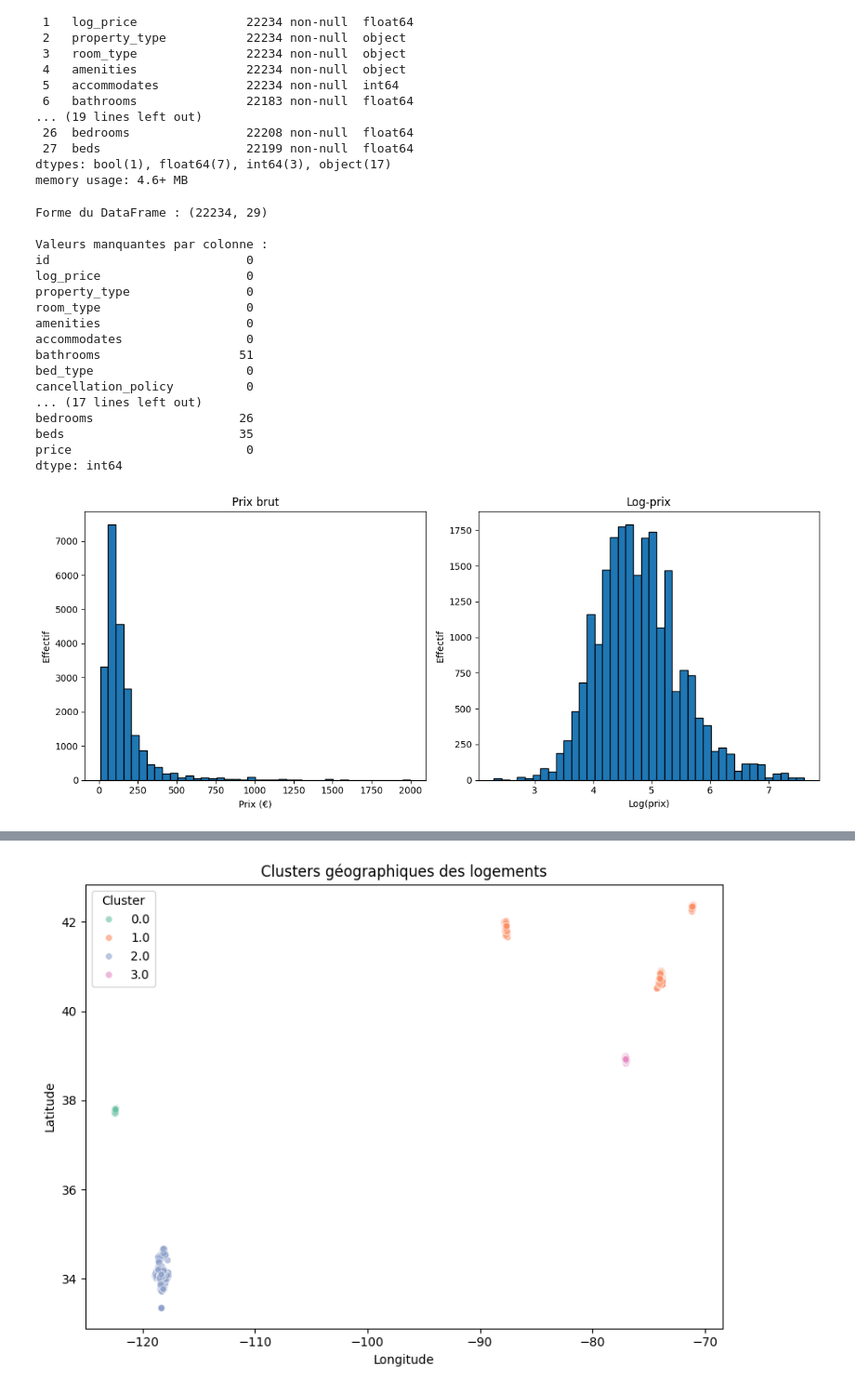
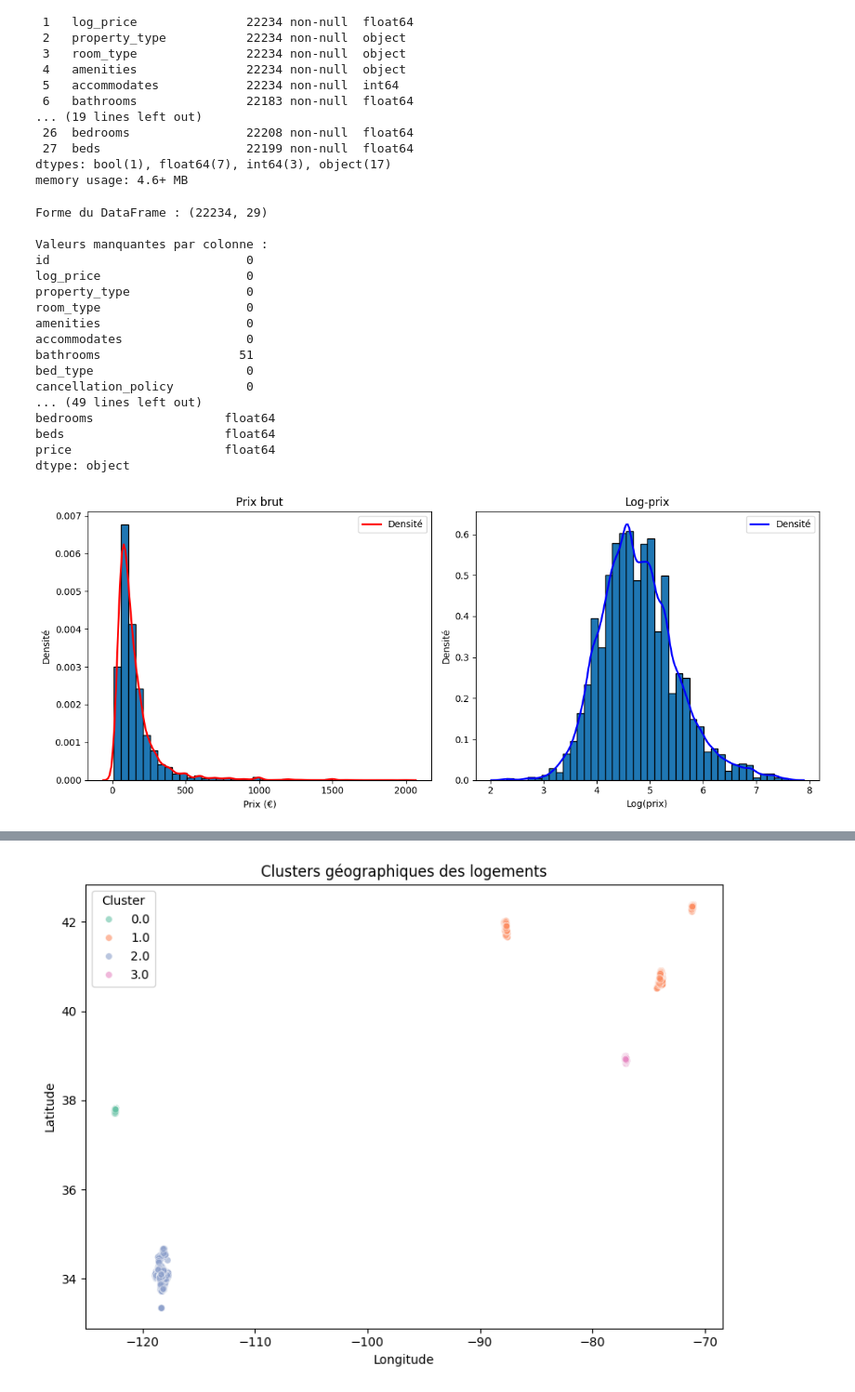
Before and after one commit to aure2004/Projet-Analyse-de-Donee, a Jupyter notebook: test_final.ipynb, the cells around one changed output, grey strips where cells are left out. Shown at 93% size. Drawn from its saved outputs; the diff is of its cells as text; code cells hidden in the pictures.

```diff
--- a/test_final.ipynb
+++ b/test_final.ipynb
@@ -41,6 +61,8 @@ else:
 print(f"Forme du DataFrame : {data.shape}")
 print("\nValeurs manquantes par colonne :")
 print(data.isnull().sum())
+print("\nTypes de données :")
+print(data.dtypes)
 # %% [output]
 Forme du DataFrame : (22234, 29)
 
@@ -54,27 +76,31 @@ accommodates                 0
 bathrooms                   51
 bed_type                     0
 cancellation_policy          0
-... (17 lines left out)
-bedrooms                    26
-beds                        35
-price                        0
-dtype: int64
+... (49 lines left out)
+bedrooms                  float64
+beds                      float64
+price                     float64
+dtype: object
 # %%
 plt.figure(figsize=(12,5))
 
 plt.subplot(1,2,1)
-plt.hist(data['price'].dropna(), bins=40, edgecolor='black')
+plt.hist(data['price'].dropna(), bins=40, density=True, edgecolor='black')
+sns.kdeplot(data['price'].dropna(), color='red', lw=2, label='Densité')
 plt.title('Prix brut')
 plt.xlabel('Prix (€)')
-plt.ylabel('Effectif')
+plt.ylabel('Densité')
+plt.legend()
 
 plt.subplot(1,2,2)
-plt.hist(data['log_price'].dropna(), bins=40, edgecolor='black')
+plt.hist(data['log_price'].dropna(), bins=40, density=True, edgecolor='black')
+sns.kdeplot(data['log_price'].dropna(), color='blue', lw=2, label='Densité')
 plt.title('Log-prix')
 plt.xlabel('Log(prix)')
-plt.ylabel('Effectif')
+plt.ylabel('Densité')
+plt.legend()
 
 plt.tight_layout()
 plt.show()
 # %% [output]
-[figure, old version]
+[figure, new version]
```
Also changed, not shown: parts of 18 cells of this notebook.
